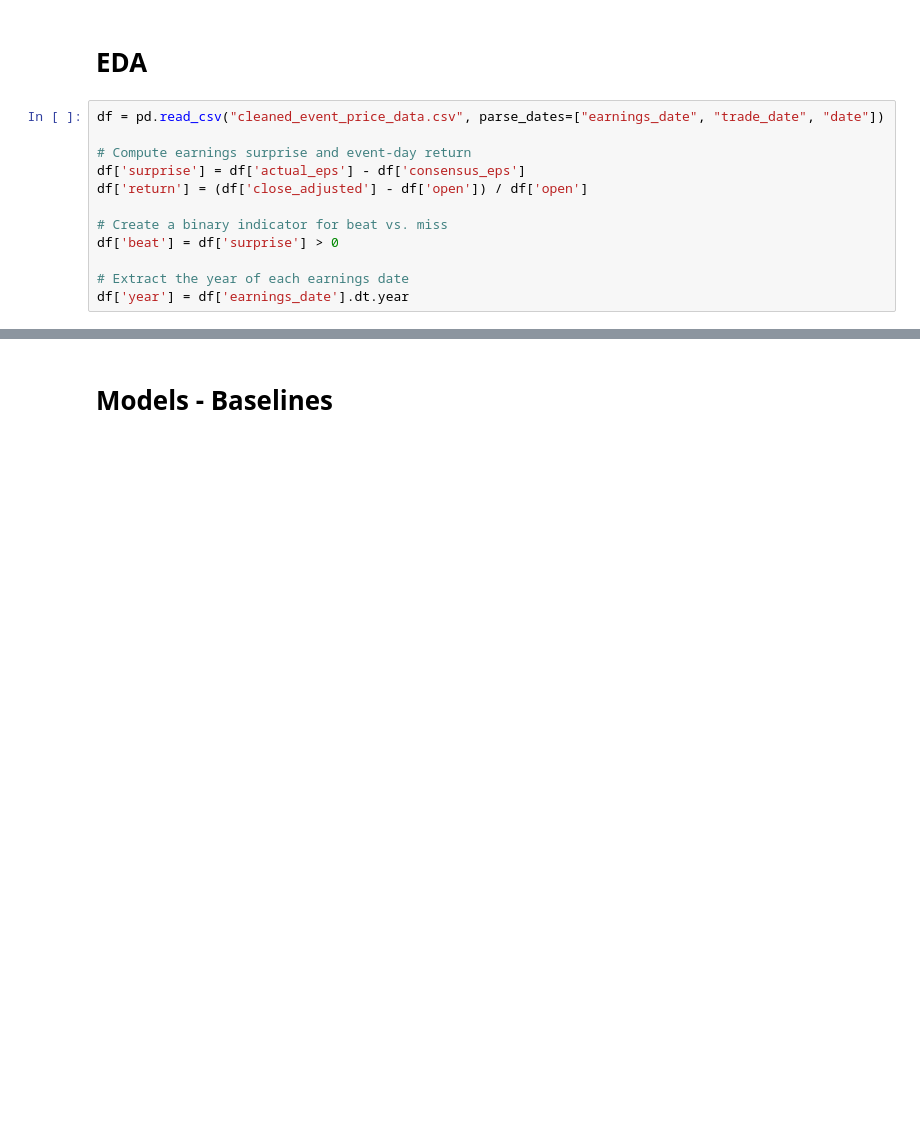
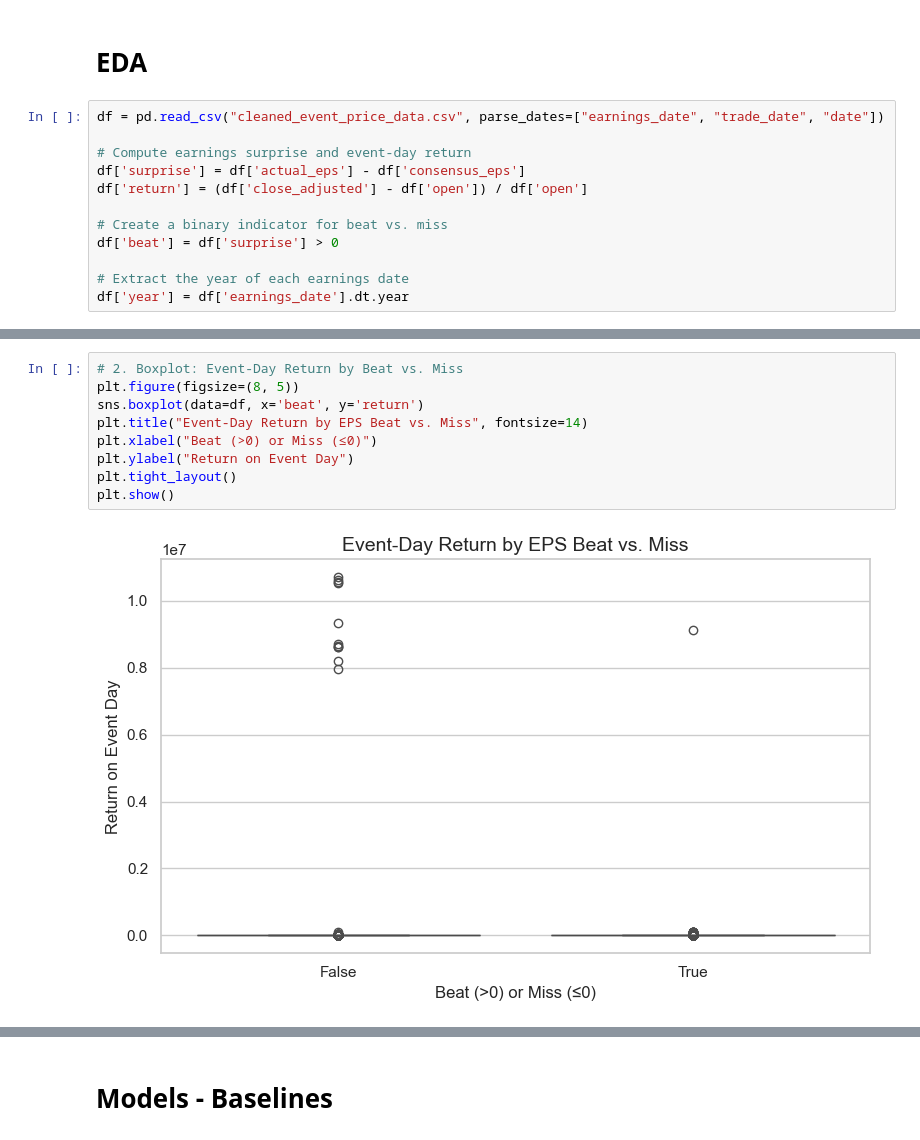
Before and after one commit to edfan1/CIS5450FinalProject, a Jupyter notebook: Notebook.ipynb, the cells around one changed output, grey strips where cells are left out. Drawn from its saved outputs; the diff is of its cells as text; blank space fills up the shorter version.

```diff
--- a/Notebook.ipynb
+++ b/Notebook.ipynb
@@ -147,0 +124,11 @@ plt.show()
+# %%
+# 2. Boxplot: Event-Day Return by Beat vs. Miss
+plt.figure(figsize=(8, 5))
+sns.boxplot(data=df, x='beat', y='return')
+plt.title("Event-Day Return by EPS Beat vs. Miss", fontsize=14)
+plt.xlabel("Beat (>0) or Miss (≤0)")
+plt.ylabel("Return on Event Day")
+plt.tight_layout()
+plt.show()
+# %% [output]
+[figure, added]
```
Also changed, not shown: parts of 3 cells of this notebook.
